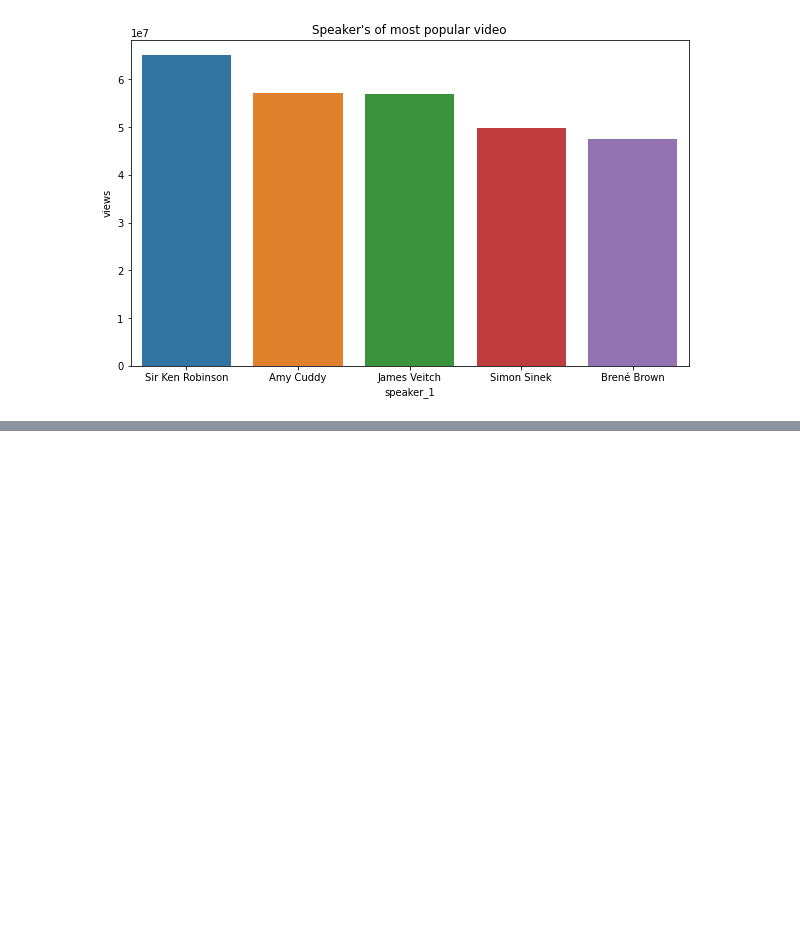
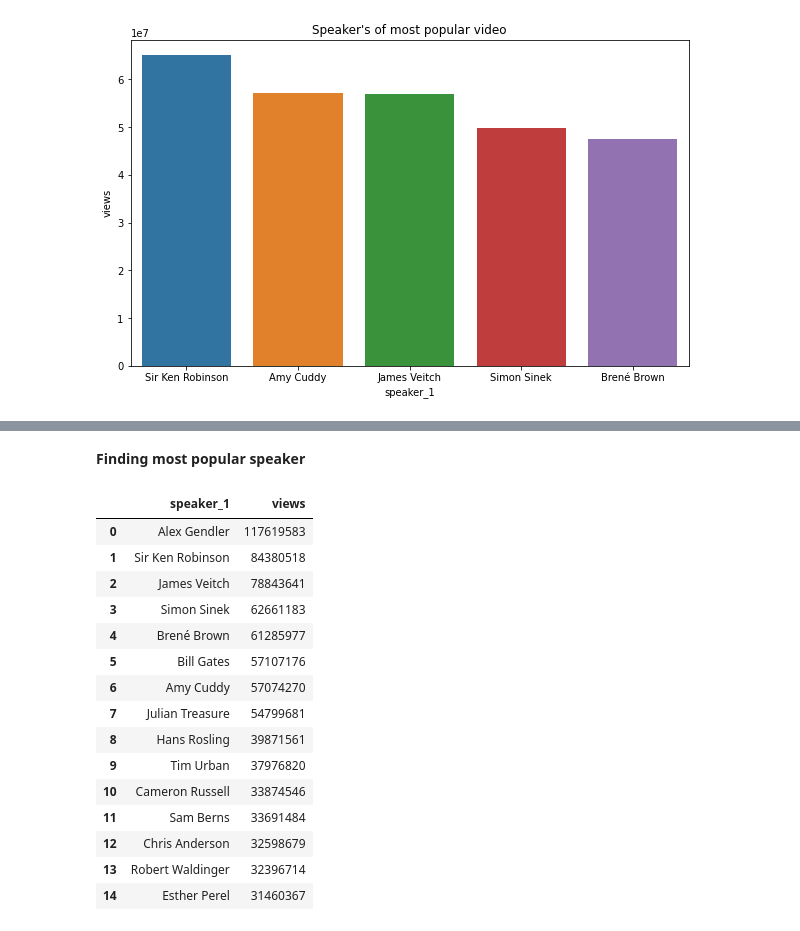
Before and after one commit to Shantanuh10/Ted-Talk-Views-Prediction-Project, a Jupyter notebook: Capstone_project_2_Ted_Talks.ipynb, the cells around one changed output, grey strips where cells are left out. Saved outputs shown, nothing was run; the diff lists cells and outputs as text; code cells hidden in the pictures; blank space fills up the shorter version.

```diff
--- a/Capstone_project_2_Ted_Talks.ipynb
+++ b/Capstone_project_2_Ted_Talks.ipynb
@@ -277,0 +284,24 @@ sns.barplot(x='speaker_1',y='views',data=pop_df)
+# %% [markdown]
+**Finding most popular speaker**
+# %%
+#finding most popular speaker from the dataset
+pop_speaker_df=df.groupby('speaker_1').agg({'views' : 'sum'}).nlargest(15,['views'])
+pop_speaker_df.reset_index(inplace=True)
+pop_speaker_df
+# %% [output]
+|  | speaker_1 | views |
+| 0 | Alex Gendler | 117619583 |
+| 1 | Sir Ken Robinson | 84380518 |
+| 2 | James Veitch | 78843641 |
+| 3 | Simon Sinek | 62661183 |
+| 4 | Brené Brown | 61285977 |
+| 5 | Bill Gates | 57107176 |
+| 6 | Amy Cuddy | 57074270 |
+| 7 | Julian Treasure | 54799681 |
+| 8 | Hans Rosling | 39871561 |
+| 9 | Tim Urban | 37976820 |
+| 10 | Cameron Russell | 33874546 |
+| 11 | Sam Berns | 33691484 |
+| 12 | Chris Anderson | 32598679 |
+| 13 | Robert Waldinger | 32396714 |
+| 14 | Esther Perel | 31460367 |
```
Also changed, not shown: parts of 15 cells of this notebook.
